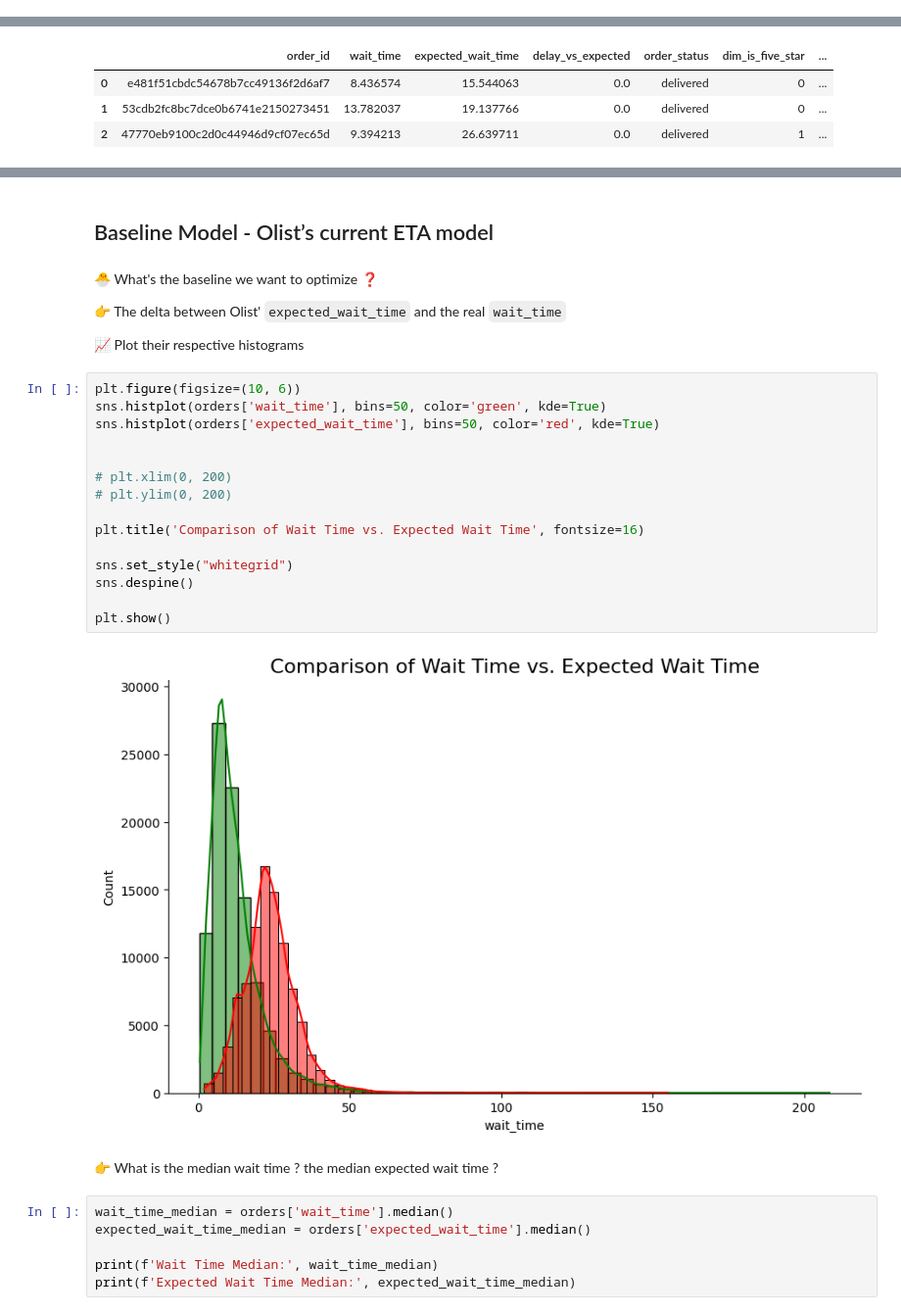
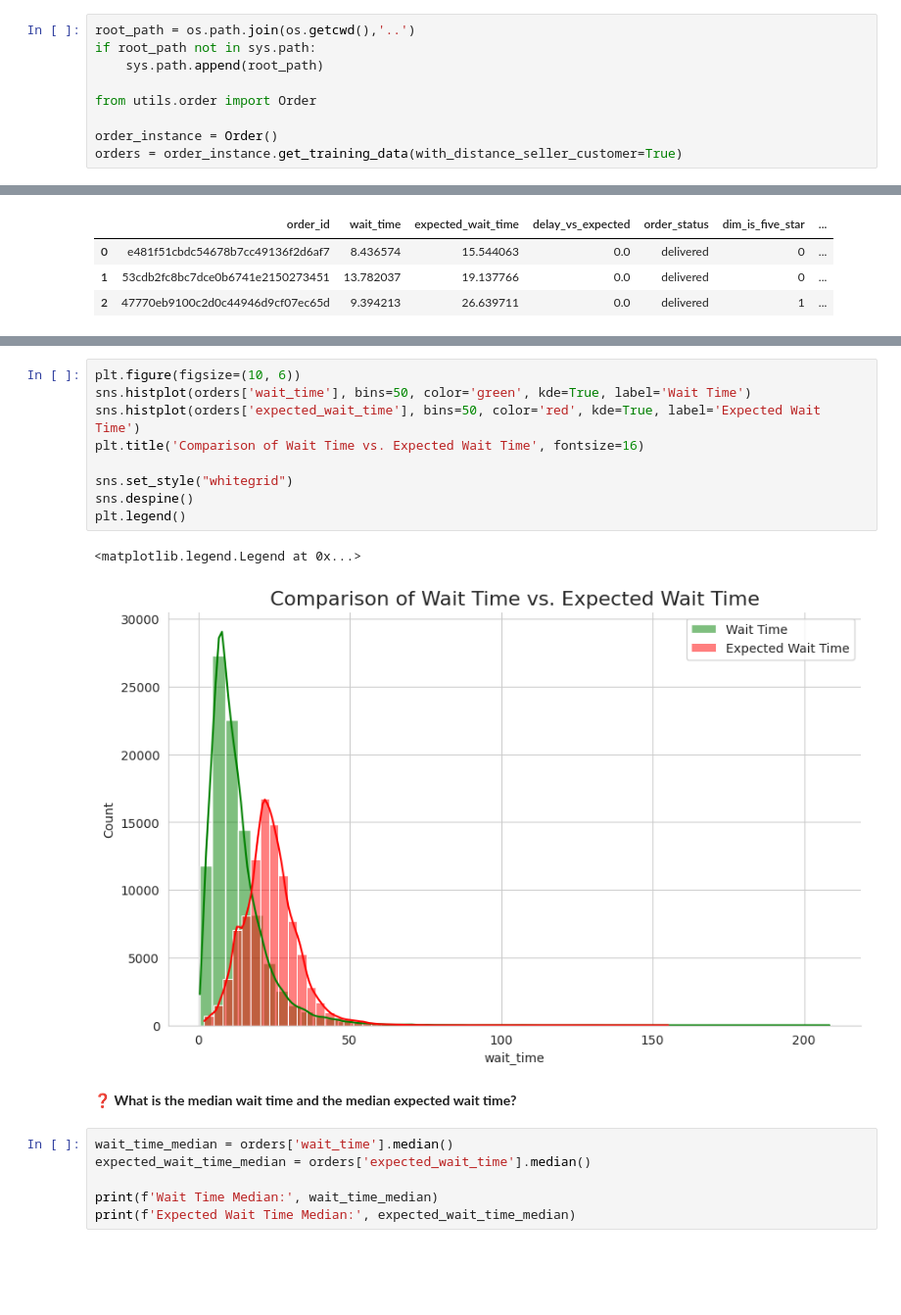
Before and after one commit to Kaaykun/OlistAnalysis, a Jupyter notebook: notebooks/06_delivery_time.ipynb, the cells around one changed output, grey strips where cells are left out. Shown at 98% size. Drawn from its saved outputs; the diff is of its cells as text; blank space fills up the shorter version.

Commit message:
Started delivery time investigation

```diff
--- a/notebooks/06_delivery_time.ipynb
+++ b/notebooks/06_delivery_time.ipynb
@@ -28,0 +32,9 @@ orders = Order().get_training_data(with_distance_seller_customer=True)
+# %%
+root_path = os.path.join(os.getcwd(),'..')
+if root_path not in sys.path:
+    sys.path.append(root_path)
+
+from utils.order import Order
+
+order_instance = Order()
+orders = order_instance.get_training_data(with_distance_seller_customer=True)
@@ -56,33 +74,20 @@ Data columns (total 13 columns):
  12  distance_seller_customer  95872 non-null  float64
 dtypes: float64(6), int64(5), object(2)
 memory usage: 10.2+ MB
-# %% [markdown]
-## Baseline Model - Olist’s current ETA model
-# %% [markdown]
-🐣  What's the baseline we want to optimize ❓
-
-👉 The delta between Olist' `expected_wait_time` and the real `wait_time`
-
-📈 Plot their respective histograms
 # %%
 plt.figure(figsize=(10, 6))
-sns.histplot(orders['wait_time'], bins=50, color='green', kde=True)
-sns.histplot(orders['expected_wait_time'], bins=50, color='red', kde=True)
-
-
-# plt.xlim(0, 200)
-# plt.ylim(0, 200)
-
+sns.histplot(orders['wait_time'], bins=50, color='green', kde=True, label='Wait Time')
+sns.histplot(orders['expected_wait_time'], bins=50, color='red', kde=True, label='Expected Wait Time')
 plt.title('Comparison of Wait Time vs. Expected Wait Time', fontsize=16)
 
 sns.set_style("whitegrid")
 sns.despine()
-
-plt.show()
+plt.legend()
 # %% [output]
+<matplotlib.legend.Legend at 0x...>
-[figure, old version]
+[figure, new version]
 # %% [markdown]
-👉 What is the median wait time ? the median expected wait time ?
+❓ **What is the median wait time and the median expected wait time?**
 # %%
 wait_time_median = orders['wait_time'].median()
 expected_wait_time_median = orders['expected_wait_time'].median()
```
Also changed, not shown: parts of 27 cells of this notebook, 1 other file.
